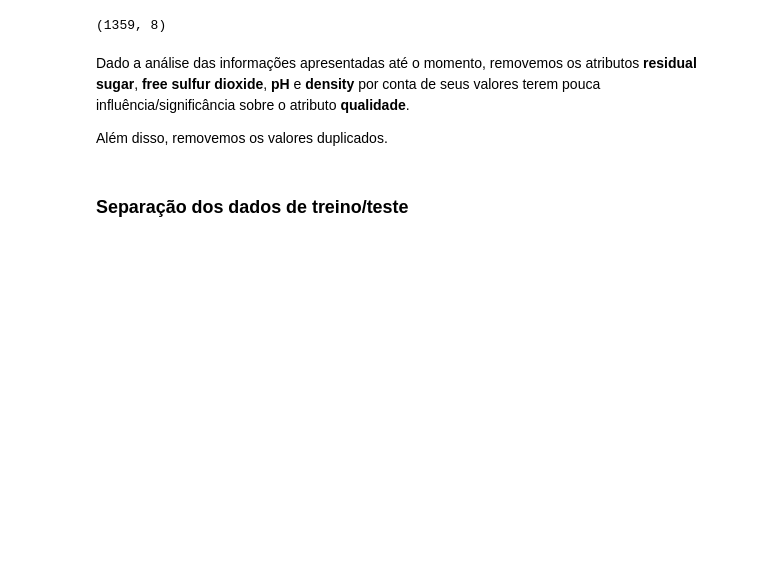
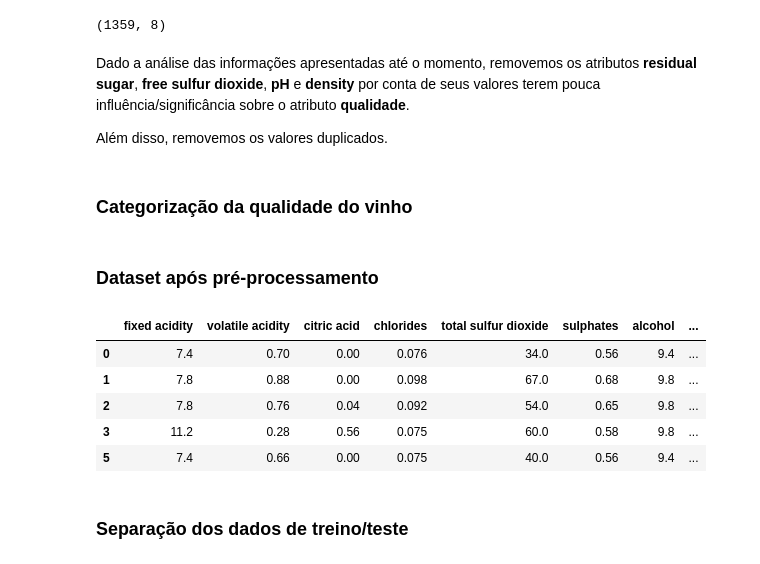
Before and after one commit to leonardodimarchi/ai-regression-and-classification, a Jupyter notebook: classification.ipynb, the cells around one changed output. Saved outputs shown, nothing was run; the diff lists cells and outputs as text; code cells hidden in the pictures; blank space fills up the shorter version.

Commit message:
printing the dataset after pre processing

```diff
--- a/classification.ipynb
+++ b/classification.ipynb
@@ -183,3 +183,5 @@ print(dataset_pos_remocao_colunas.shape)
 Dado a análise das informações apresentadas até o momento, removemos os atributos **residual sugar**, **free sulfur dioxide**, **pH** e **density** por conta de seus valores terem pouca influência/significância sobre o atributo **qualidade**.
 
 Além disso, removemos os valores duplicados.
+# %% [markdown]
+### Categorização da qualidade do vinho
@@ -186,3 +204,15 @@ Além disso, removemos os valores duplicados.
+# %% [markdown]
+### Dataset após pré-processamento
+# %%
+# Exibindo o dataset após o pré processamento
+display(dataset_pos_remocao_colunas.head())
+# %% [output]
+|  | fixed acidity | volatile acidity | citric acid | chlorides | total sulfur dioxide | sulphates | alcohol | ... |
+| 0 | 7.4 | 0.70 | 0.00 | 0.076 | 34.0 | 0.56 | 9.4 | ... |
+| 1 | 7.8 | 0.88 | 0.00 | 0.098 | 67.0 | 0.68 | 9.8 | ... |
+| 2 | 7.8 | 0.76 | 0.04 | 0.092 | 54.0 | 0.65 | 9.8 | ... |
+| 3 | 11.2 | 0.28 | 0.56 | 0.075 | 60.0 | 0.58 | 9.8 | ... |
+| 5 | 7.4 | 0.66 | 0.00 | 0.075 | 40.0 | 0.56 | 9.4 | ... |
 # %% [markdown]
 ### Separação dos dados de treino/teste
 # %%
```
Also changed, not shown: parts of 3 cells of this notebook.
